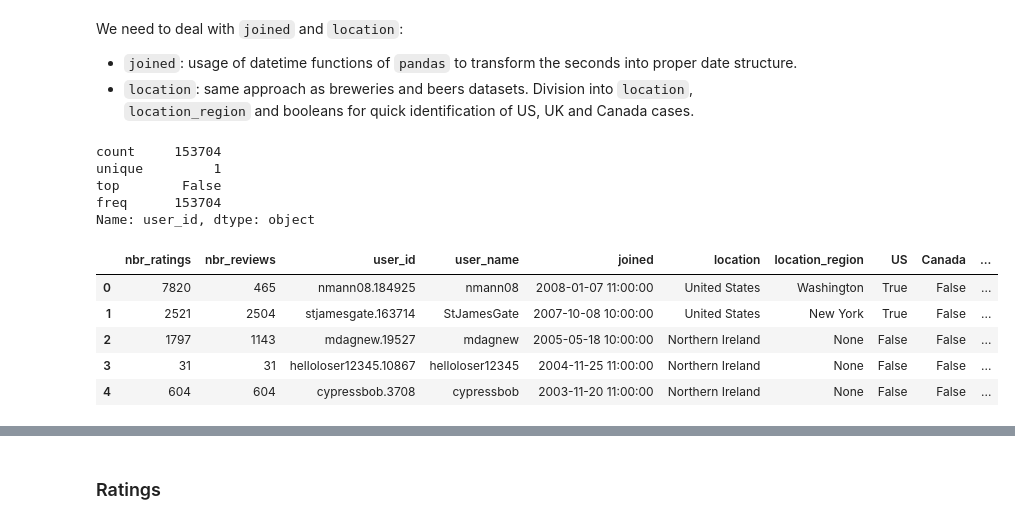
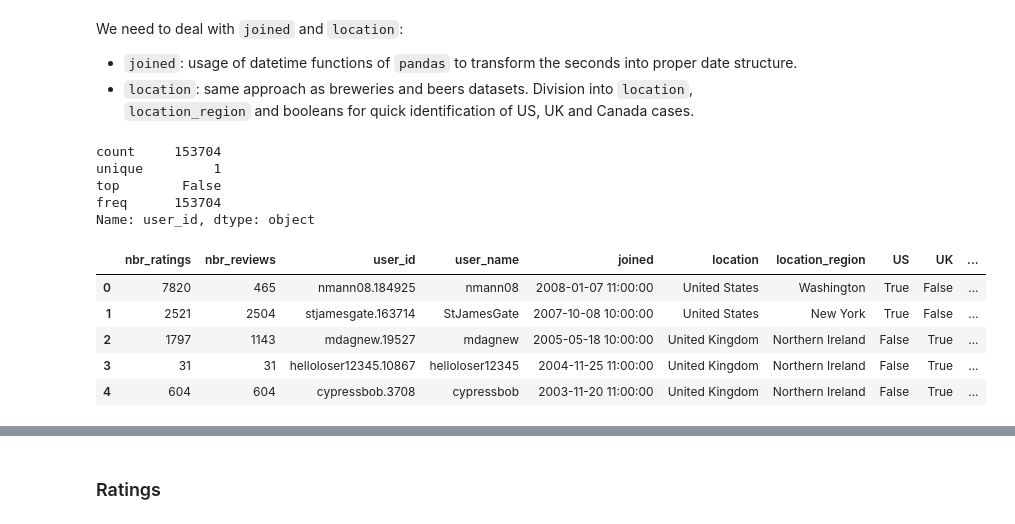
Before and after one commit to epfl-ada/ada-2024-project-mediterranean, a Jupyter notebook: src/preprocessing/data_processing_BeerAdvocate.ipynb, the cells around one changed output, grey strips where cells are left out. Saved outputs shown, nothing was run; the diff lists cells and outputs as text; code cells hidden in the pictures.

```diff
--- a/src/preprocessing/data_processing_BeerAdvocate.ipynb
+++ b/src/preprocessing/data_processing_BeerAdvocate.ipynb
@@ -165,6 +161,8 @@ freq      166649
 Name: beer_id, dtype: object
 # %% [markdown]
 ### Breweries
+# %%
+breweries_adv = pd.read_csv("../../data/BeerAdvocate/breweries.csv", sep=",")
 # %%
 utils.dataset_information(breweries_adv, "Breweries_BA")
 # %% [output]
@@ -198,4 +196,7 @@ Drop breweries with null `nbr_beers`:
 # %%
 breweries_adv_filt = breweries_adv[(breweries_adv['nbr_beers'] != 0)].copy()
 breweries_adv_filt['nbr_beers'].describe()
+breweries_adv_filt.reset_index(drop=True, inplace=True)
+breweries_adv_filt = breweries_adv_filt.drop(columns=['index'], errors='ignore')
+breweries_adv_filt.head(10)
 # %% [output]
@@ -249,3 +252,10 @@ plt.show()
 [figure]
 # %% [markdown]
 Lets start by dividing the locations regions ",":
+# %%
+breweries_adv_filt[['location', 'location_region']] = breweries_adv_filt['location'].str.split(',', n=1, expand=True)
+breweries_adv_filt['location'] = breweries_adv_filt['location'].str.strip()
+breweries_adv_filt.reset_index(drop = True, inplace=False)
+breweries_adv_filt = utils.update_location_and_region(breweries_adv_filt)
+breweries_adv_filt['location_region'] = breweries_adv_filt['location_region'].str.strip()
+breweries_adv_filt.head(20)
@@ -363,5 +373,7 @@ beers_adv_filt_unique_location.head()
 # %% [markdown]
 ### Users
+# %%
+users_adv = pd.read_csv("../../data/BeerAdvocate/users.csv", sep=",")
 # %%
 utils.dataset_information(users_adv, "Users_BA")
 # %% [output]
@@ -390,28 +402,31 @@ We need to deal with `joined` and `location`:
 # %%
 users_adv['joined'] = pd.to_datetime(users_adv['joined'], unit='s')
 
 users_adv[['location', 'location_region']] = users_adv['location'].str.split(',', n=1, expand=True)
 
 print(users_adv['user_id'].duplicated().describe())
 
+pattern = r"\bUnited Kingdom\b|\bEngland\b|\bScotland\b|\bWales\b|\bNorthern Ireland\b"
+
 users_adv['US'] = users_adv['location'].str.contains("United States", case=False, na=False)
-users_adv['Canada'] = users_adv['location'].str.contains("United Kingdom", case=False, na=False)
-users_adv['UK'] = users_adv['location'].str.contains("Canada", case=False, na=False)
+users_adv['UK'] = users_adv['location'].str.contains(pattern, case=False, na=False)
+users_adv['Canada'] = users_adv['location'].str.contains("Canada", case=False, na=False)
 users_adv.loc[users_adv['location_region'] == "United States", 'location_region'] = np.nan
+users_adv=utils.update_location_and_region(users_adv)
 
 users_adv.head()
 # %% [output]
 count     153704
 unique         1
 top        False
 freq      153704
 Name: user_id, dtype: object
-|  | nbr_ratings | nbr_reviews | user_id | user_name | joined | location | location_region | US | Canada | ... |
+|  | nbr_ratings | nbr_reviews | user_id | user_name | joined | location | location_region | US | UK | ... |
 | 0 | 7820 | 465 | nmann08.184925 | nmann08 | 2008-01-07 11:00:00 | United States | Washington | True | False | ... |
 | 1 | 2521 | 2504 | stjamesgate.163714 | StJamesGate | 2007-10-08 10:00:00 | United States | New York | True | False | ... |
-| 2 | 1797 | 1143 | mdagnew.19527 | mdagnew | 2005-05-18 10:00:00 | Northern Ireland | None | False | False | ... |
-| 3 | 31 | 31 | helloloser12345.10867 | helloloser12345 | 2004-11-25 11:00:00 | Northern Ireland | None | False | False | ... |
-| 4 | 604 | 604 | cypressbob.3708 | cypressbob | 2003-11-20 11:00:00 | Northern Ireland | None | False | False | ... |
+| 2 | 1797 | 1143 | mdagnew.19527 | mdagnew | 2005-05-18 10:00:00 | United Kingdom | Northern Ireland | False | True | ... |
+| 3 | 31 | 31 | helloloser12345.10867 | helloloser12345 | 2004-11-25 11:00:00 | United Kingdom | Northern Ireland | False | True | ... |
+| 4 | 604 | 604 | cypressbob.3708 | cypressbob | 2003-11-20 11:00:00 | United Kingdom | Northern Ireland | False | True | ... |
 # %%
 fig, axes = plt.subplots(3, 1, figsize=(10, 15))
 sns.countplot(data=users_adv[users_adv['US'] == True], x='location_region', ax=axes[0])
```
Also changed, not shown: parts of 20 cells of this notebook, 6 other files.
